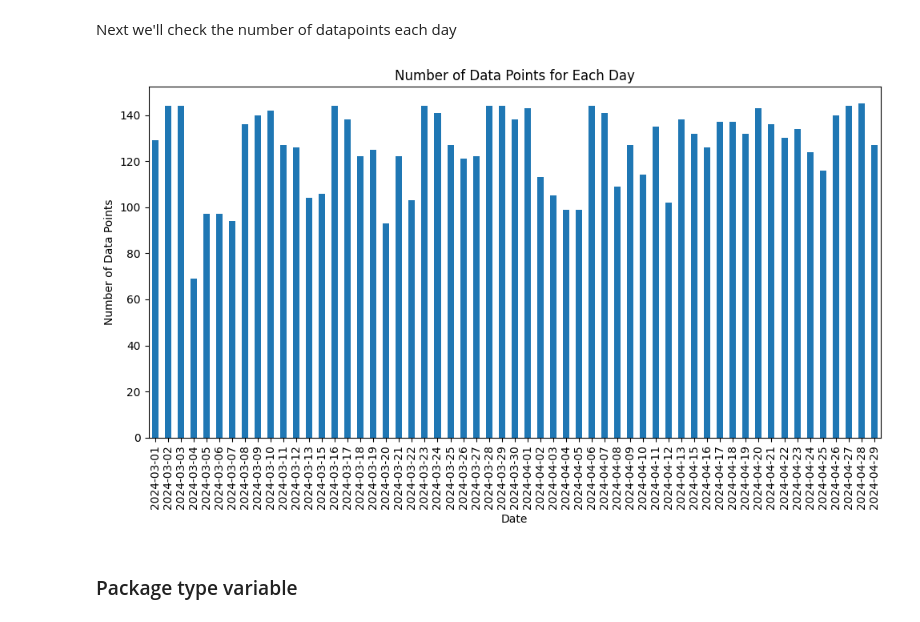
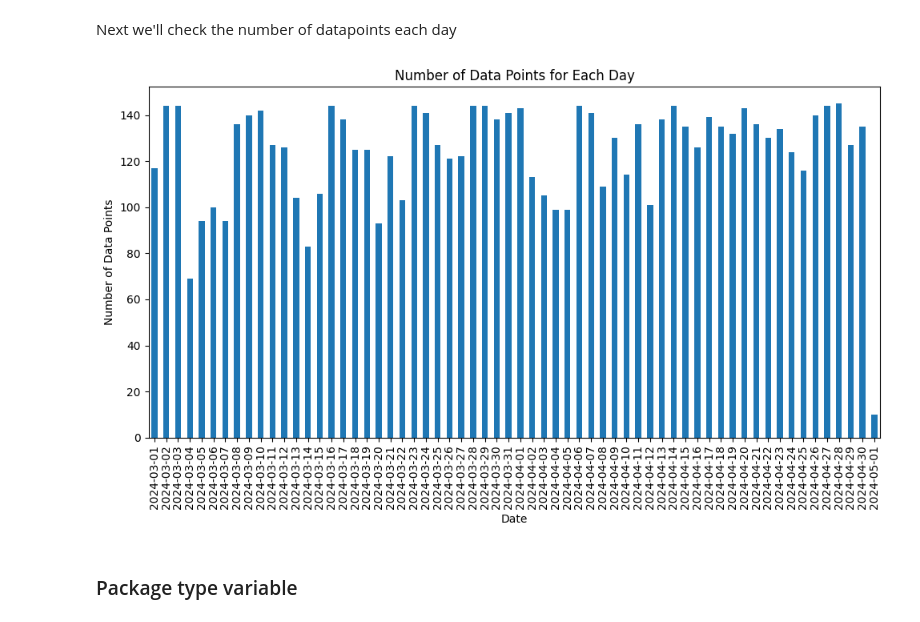
Before and after one commit to annikaijak/2nd_semester_project, a Jupyter notebook: notebooks/eda/EDA_building.ipynb, the cells around one changed output. Cells and saved outputs as stored; diff of their text form; code cells hidden in the pictures.

```diff
--- a/notebooks/eda/EDA_building.ipynb
+++ b/notebooks/eda/EDA_building.ipynb
@@ -62,3 +76,6 @@ df.head()
+# %%
+#removing the bikelane sensor data found in psensor column
+df_combined_full = df_combined_full[df_combined_full['psensor'] == 'BUILDING']
 # %% [markdown]
 ## 3. Checking for missing values and duplicates
 # %%
@@ -85,9 +102,7 @@ memory usage: 1.1+ MB
 # %%
-# Convert the 'time' column to datetime, coercing errors to NaT
-df['time'] = pd.to_datetime(df['time'], errors='coerce')
-# Remove rows where the 'time' column is NaT
-df = df.dropna(subset=['time'])
+# Convert the 'time' column to datetime
+df_combined_full['time'] = pd.to_datetime(df_combined_full['time'])
 
 # Checking the datatype of each column again
-df.dtypes
+df_combined_full.dtypes
 # %% [output]
@@ -166,8 +165,17 @@ df['hour'] = df['time'].dt.hour
+# %%
+#Adding two hours to datetime to match the timezone
+df_combined_full['time'] = df_combined_full['time'] + pd.Timedelta(hours=2)
 # %%
+# Making a new column including only the date from the 'time' variable
+df_combined_full['date'] = df_combined_full['time'].dt.date
+
+# Making a new column including only the hour from the 'time' variable
+df_combined_full['hour'] = df_combined_full['time'].dt.hour
+
 # Making a new column including the day of week from the 'time' variable
-df['day_of_week'] = df['time'].dt.dayofweek
+df_combined_full['day_of_week'] = df_combined_full['time'].dt.dayofweek
 
 # And another column containing the name of the day
-df['day_name'] = df['time'].dt.day_name()
+df_combined_full['day_name'] = df_combined_full['time'].dt.day_name()
 # %%
 # Checking how these new variables look
@@ -205,19 +209,19 @@ df.describe()
 Next we'll check the number of datapoints each day
 # %%
 # Grouping by date and counting the number of data points
-daily_counts = df.groupby('date').size()
+daily_counts = df_combined_full.groupby('date').size()
 
 # Plotting the number of data points for each day using plt
 plt.figure(figsize=(10, 6))
 daily_counts.plot(kind='bar')
 plt.title('Number of Data Points for Each Day')
 plt.xlabel('Date')
 plt.ylabel('Number of Data Points')
 plt.xticks(rotation=90)
 plt.tight_layout()
 plt.show()
 # %% [output]
-[figure, old version]
+[figure, new version]
 # %% [markdown]
 ### Package type variable
 # %% [markdown]
```
Also changed, not shown: parts of 102 cells of this notebook, 5 other files.
